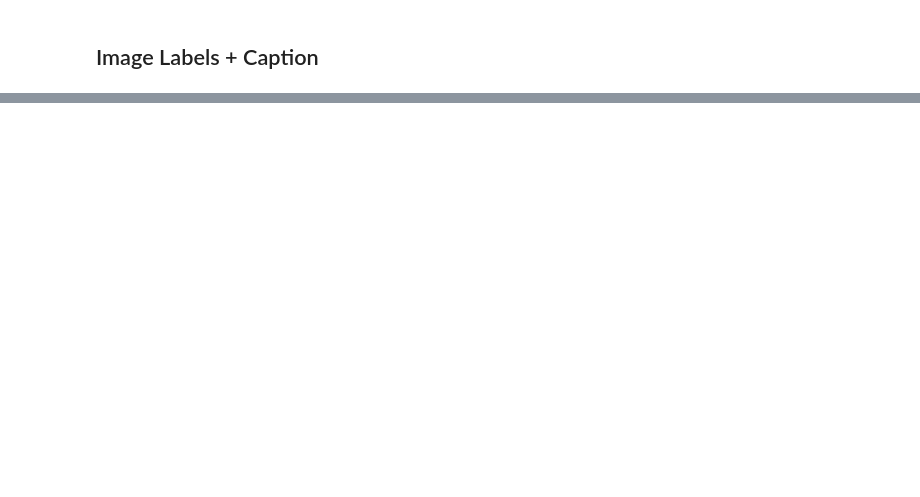
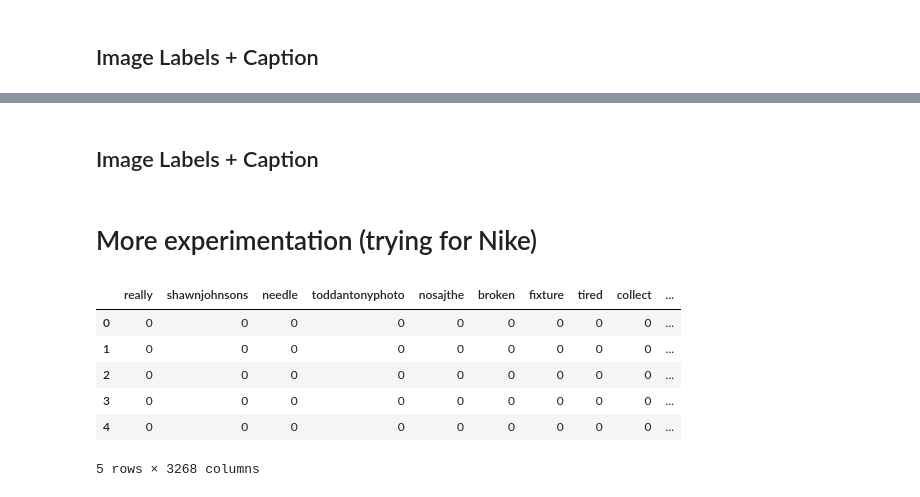
Before and after one commit to vicgpt/Unstructured-Data-Analytics, a Jupyter notebook: Project/LDA_analysis_adidas_vivek.ipynb, the cells around one changed output, grey strips where cells are left out. Saved outputs shown, nothing was run; the diff lists cells and outputs as text; code cells hidden in the pictures; blank space fills up the shorter version.

Commit message:
nike and adidas topic modeling done

```diff
--- a/Project/LDA_analysis_adidas_vivek.ipynb
+++ b/Project/LDA_analysis_adidas_vivek.ipynb
@@ -420,0 +244,2 @@ writer_tfidf.save()
+# %% [markdown]
+## Image Labels + Caption
@@ -420,0 +275,15 @@ writer_tfidf.save()
+# %% [markdown]
+# More experimentation (trying for Nike)
+# %%
+# use just top words
+nike_tf = pd.read_csv('Nike/nike_img_cap_tf.csv')
+nike_tf = nike_tf.iloc[:, 1:-1]
+nike_tf.head()
+# %% [output]
+|  | really | shawnjohnsons | needle | toddantonyphoto | nosajthe | broken | fixture | tired | collect | ... |
+| 0 | 0 | 0 | 0 | 0 | 0 | 0 | 0 | 0 | 0 | ... |
+| 1 | 0 | 0 | 0 | 0 | 0 | 0 | 0 | 0 | 0 | ... |
+| 2 | 0 | 0 | 0 | 0 | 0 | 0 | 0 | 0 | 0 | ... |
+| 3 | 0 | 0 | 0 | 0 | 0 | 0 | 0 | 0 | 0 | ... |
+| 4 | 0 | 0 | 0 | 0 | 0 | 0 | 0 | 0 | 0 | ... |
+5 rows × 3268 columns
```
Also changed, not shown: parts of 42 cells of this notebook, 2 other files.
